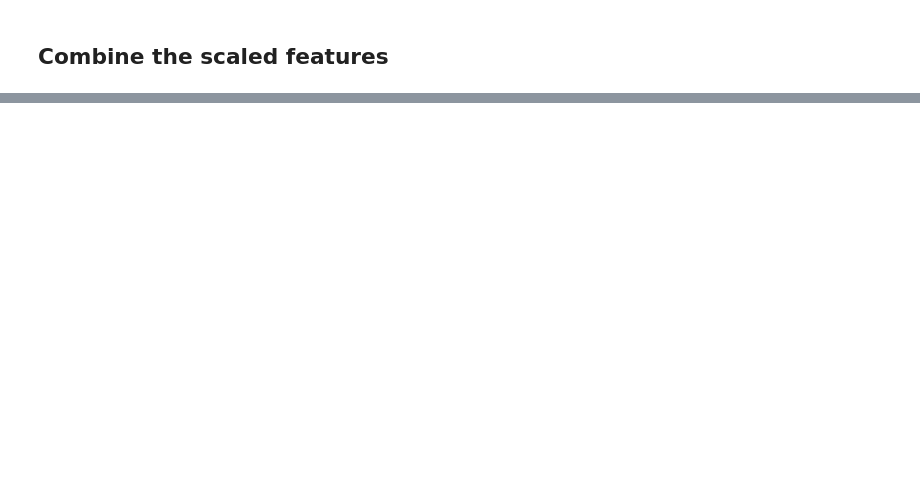
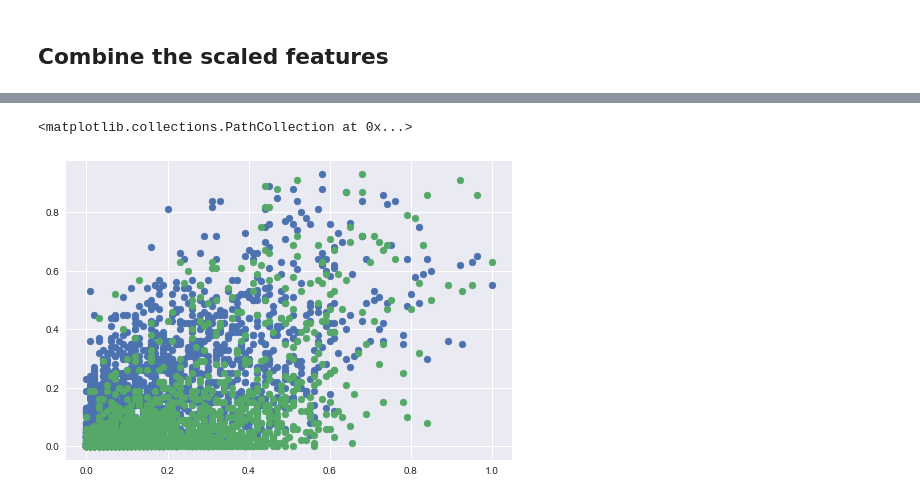
Before and after one commit to dkoban/bot_detection, a Jupyter notebook: model_training.ipynb, the cells around one changed output, grey strips where cells are left out. Saved outputs shown, nothing was run; the diff lists cells and outputs as text; code cells hidden in the pictures; blank space fills up the shorter version.

```diff
--- a/model_training.ipynb
+++ b/model_training.ipynb
@@ -345,0 +329,20 @@ BotometerLite's F1 score was 0.420
+# %%
+df['ff_bot'] = merge['fake_follower_raw_en'] >= 0.5
+
+features = binary_metadata_cols + metadata_cols + derived_feature_cols
+train, test = train_test_split(df, test_size = 0.1)
+train_X = train[features]
+train_y = train.ff_bot
+test_X = test[features]
+test_y = test.ff_bot
+model=RandomForestClassifier(n_estimators=100, n_jobs=-1, criterion="gini")
+model.fit(train_X,train_y)
+prediction = list(model.predict_proba(test_X)[:,1])
+temp = pd.DataFrame({'Botometer':test['fake_follower_raw_en'].tolist(),
+                     'sklearn':prediction,
+                     'Botometer_lite': test['bot_lite'].tolist()})
+plt.scatter(temp.Botometer, temp.Botometer_lite)
+plt.scatter(temp.Botometer, temp.sklearn)
+# %% [output]
+<matplotlib.collections.PathCollection at 0x...>
+[figure, added]
```
Also changed, not shown: parts of 34 cells of this notebook, 2 other files.
